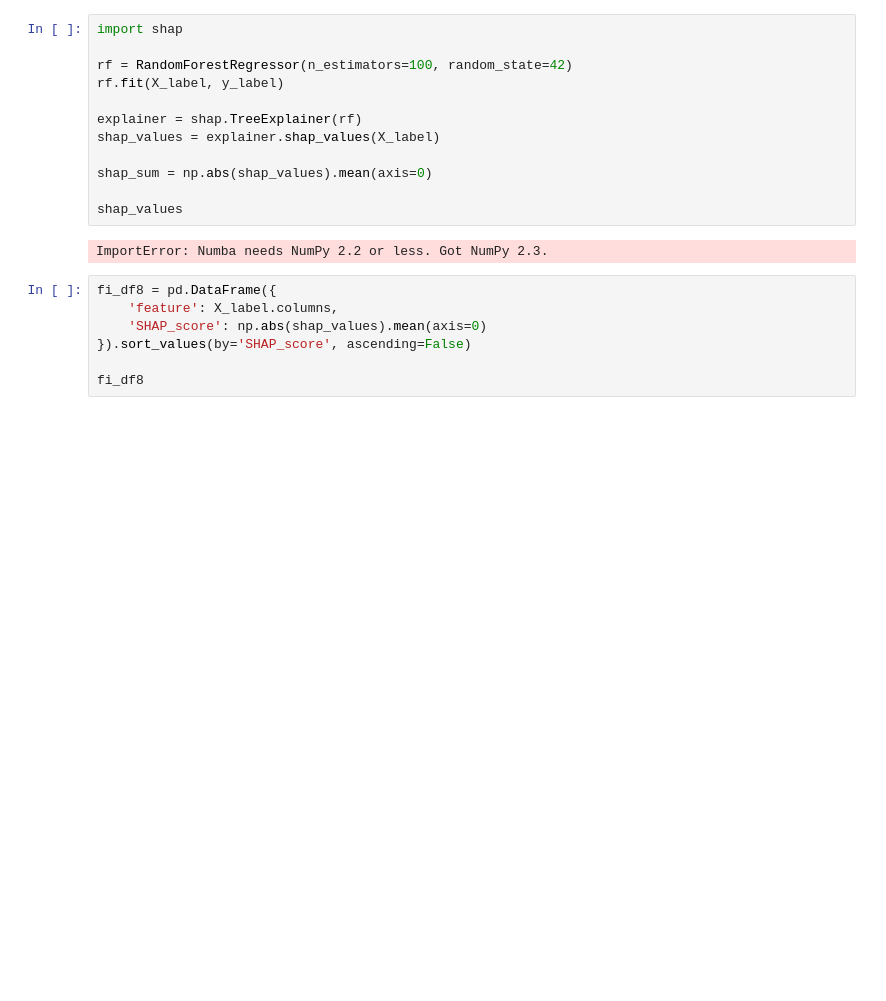
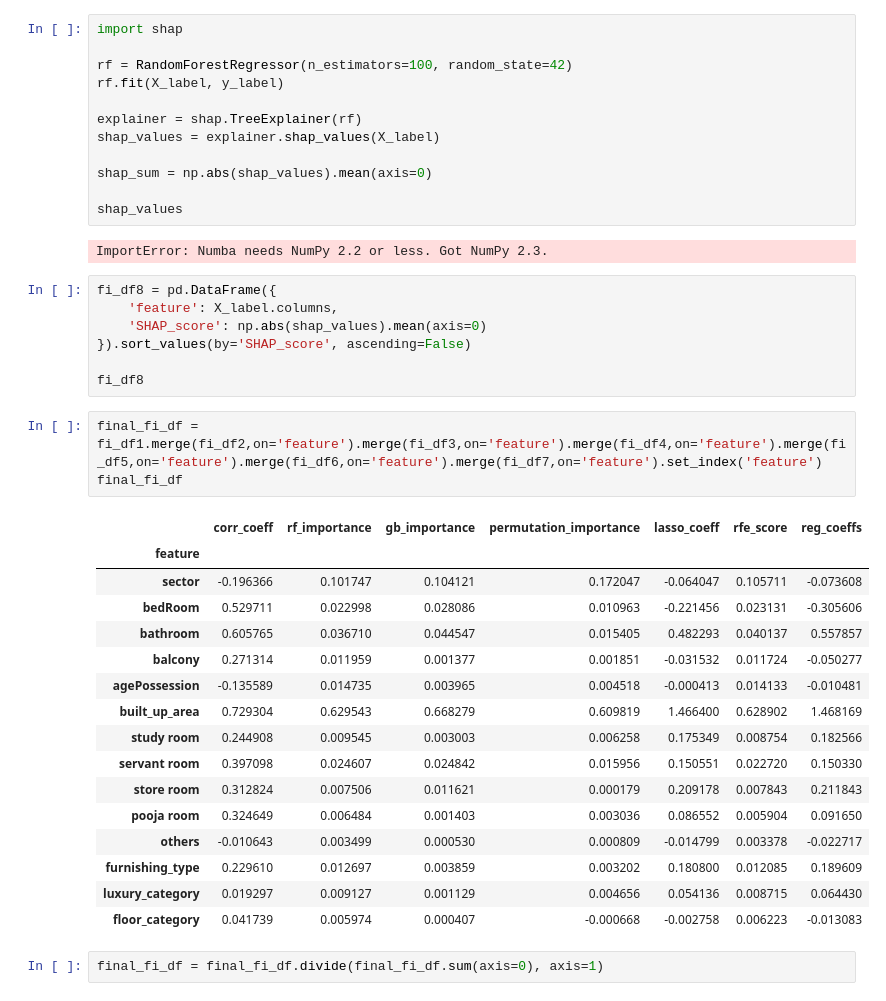
Before and after one commit to garvit1408/NestWise-, a Jupyter notebook: 5 - Feature & Model Selection, productionalization/feature-selection.ipynb, the cells around one changed output. Cells and saved outputs as stored; diff of their text form; blank space fills up the shorter version.

```diff
--- a/5 - Feature & Model Selection, productionalization/feature-selection.ipynb
+++ b/5 - Feature & Model Selection, productionalization/feature-selection.ipynb
@@ -511,3 +511,25 @@ fi_df8 = pd.DataFrame({
 }).sort_values(by='SHAP_score', ascending=False)
 
 fi_df8
+# %%
+final_fi_df = fi_df1.merge(fi_df2,on='feature').merge(fi_df3,on='feature').merge(fi_df4,on='feature').merge(fi_df5,on='feature').merge(fi_df6,on='feature').merge(fi_df7,on='feature').set_index('feature')
+final_fi_df
+# %% [output]
+|  | corr_coeff | rf_importance | gb_importance | permutation_importance | lasso_coeff | rfe_score | reg_coeffs |
+| feature |  |  |  |  |  |  |  |
+| sector | -0.196366 | 0.101747 | 0.104121 | 0.172047 | -0.064047 | 0.105711 | -0.073608 |
+| bedRoom | 0.529711 | 0.022998 | 0.028086 | 0.010963 | -0.221456 | 0.023131 | -0.305606 |
+| bathroom | 0.605765 | 0.036710 | 0.044547 | 0.015405 | 0.482293 | 0.040137 | 0.557857 |
+| balcony | 0.271314 | 0.011959 | 0.001377 | 0.001851 | -0.031532 | 0.011724 | -0.050277 |
+| agePossession | -0.135589 | 0.014735 | 0.003965 | 0.004518 | -0.000413 | 0.014133 | -0.010481 |
+| built_up_area | 0.729304 | 0.629543 | 0.668279 | 0.609819 | 1.466400 | 0.628902 | 1.468169 |
+| study room | 0.244908 | 0.009545 | 0.003003 | 0.006258 | 0.175349 | 0.008754 | 0.182566 |
+| servant room | 0.397098 | 0.024607 | 0.024842 | 0.015956 | 0.150551 | 0.022720 | 0.150330 |
+| store room | 0.312824 | 0.007506 | 0.011621 | 0.000179 | 0.209178 | 0.007843 | 0.211843 |
+| pooja room | 0.324649 | 0.006484 | 0.001403 | 0.003036 | 0.086552 | 0.005904 | 0.091650 |
+| others | -0.010643 | 0.003499 | 0.000530 | 0.000809 | -0.014799 | 0.003378 | -0.022717 |
+| furnishing_type | 0.229610 | 0.012697 | 0.003859 | 0.003202 | 0.180800 | 0.012085 | 0.189609 |
+| luxury_category | 0.019297 | 0.009127 | 0.001129 | 0.004656 | 0.054136 | 0.008715 | 0.064430 |
+| floor_category | 0.041739 | 0.005974 | 0.000407 | -0.000668 | -0.002758 | 0.006223 | -0.013083 |
+# %%
+final_fi_df = final_fi_df.divide(final_fi_df.sum(axis=0), axis=1)
```
Also changed, not shown: parts of 8 cells of this notebook, 1 other file.
